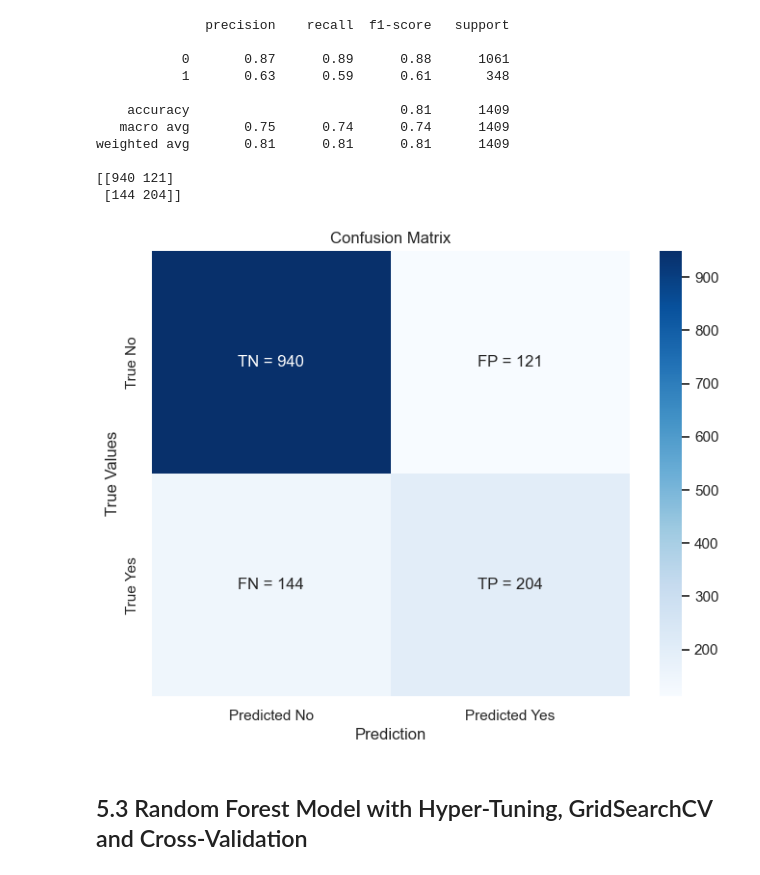
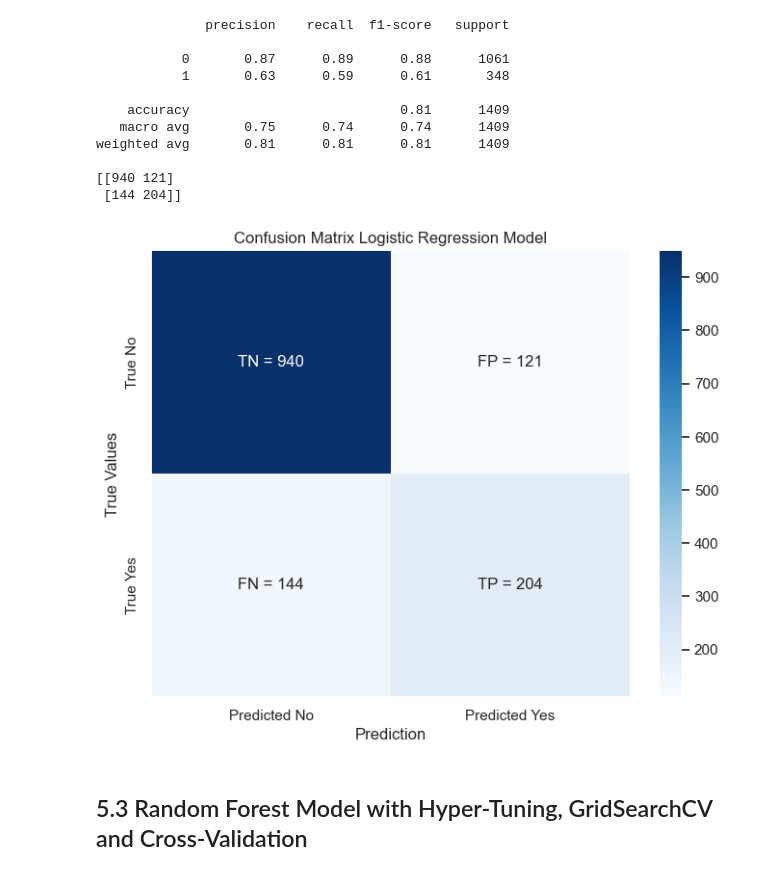
Before and after one commit to FJGM2023015/Telecommunication-Churn, a Jupyter notebook: Telecomunication_Churn.ipynb, the cells around one changed output. Saved outputs shown, nothing was run; the diff lists cells and outputs as text; code cells hidden in the pictures.

```diff
--- a/Telecomunication_Churn.ipynb
+++ b/Telecomunication_Churn.ipynb
@@ -530,24 +530,24 @@ weighted avg       0.81      0.81      0.81      1409
 # %%
 # DataFrame Confusion Matrix
 conf_matrix_df = pd.DataFrame(
     conf_matrix,
     index=['True No', 'True Yes'],
     columns=['Predicted No', 'Predicted Yes']
 )
 
 # Labels
 labels = np.array([['TN = 940', 'FP = 121'], ['FN = 144', 'TP = 204']])
 
 # Heatmap
 fig, ax = plt.subplots(figsize=(8, 6))
 sns.heatmap(conf_matrix_df, annot=labels, fmt='', cmap='Blues', ax=ax)
 
 plt.xlabel('Prediction')
 plt.ylabel('True Values')
-plt.title('Confusion Matrix')
+plt.title('Confusion Matrix Logistic Regression Model')
 plt.show()
 # %% [output]
-[figure, old version]
+[figure, new version]
 # %% [markdown]
 ## 5.3 Random Forest Model with  Hyper-Tuning, GridSearchCV and Cross-Validation
 # %%
```
Also changed, not shown: parts of 23 cells of this notebook.
